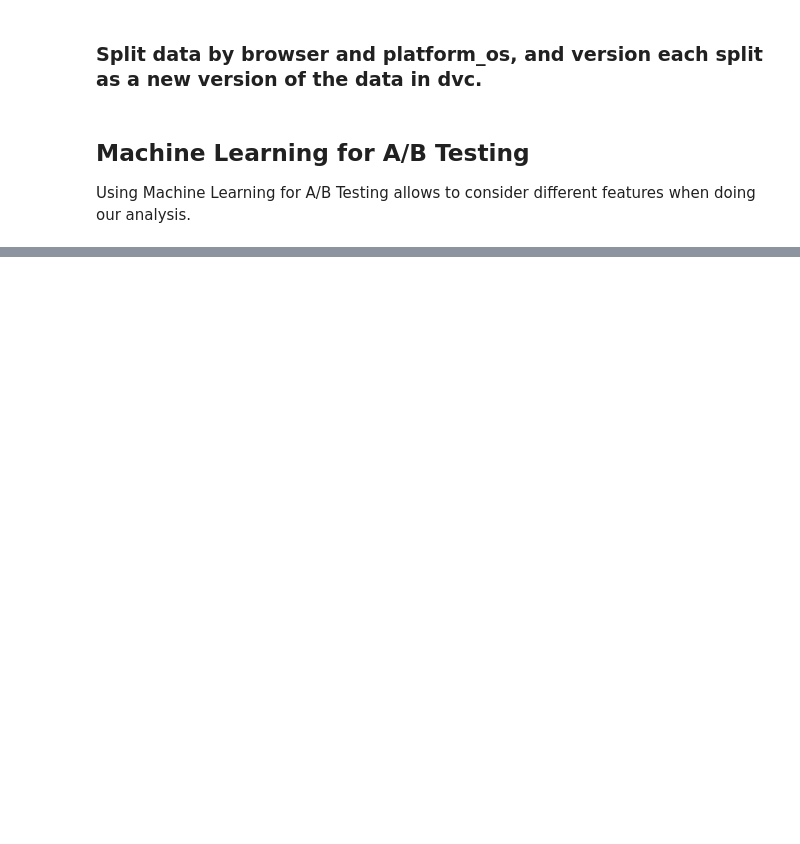
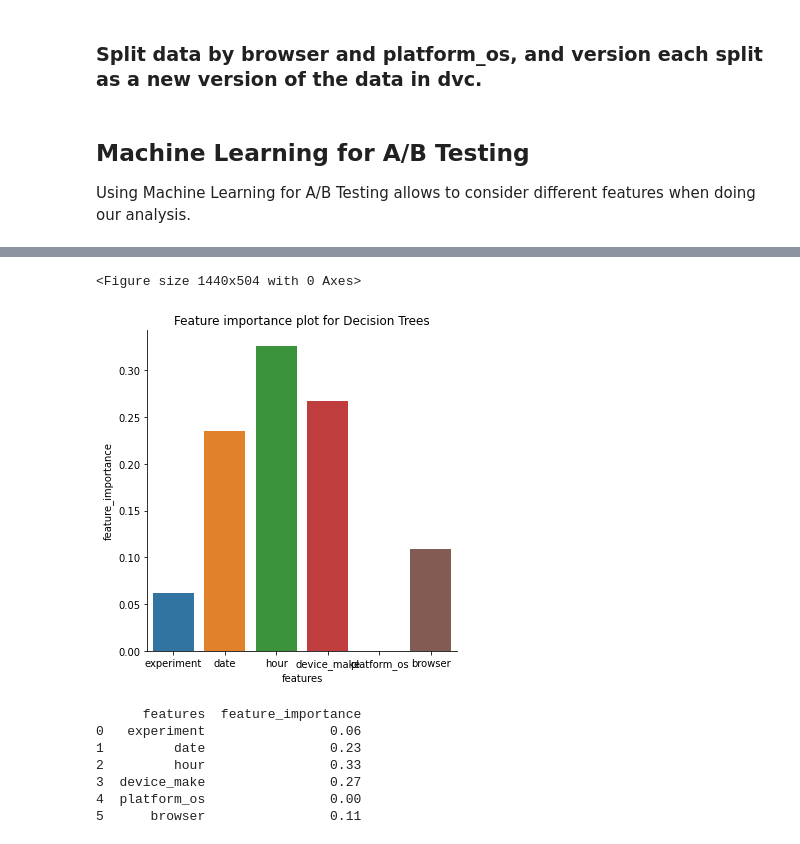
Before and after one commit to DiboraHaile/Testing-A-B, a Jupyter notebook: notebooks/ml_A-B_testing.ipynb, the cells around one changed output, grey strips where cells are left out. Drawn from its saved outputs; the diff is of its cells as text; code cells hidden in the pictures; blank space fills up the shorter version.

```diff
--- a/notebooks/ml_A-B_testing.ipynb
+++ b/notebooks/ml_A-B_testing.ipynb
@@ -32,0 +242,16 @@ Which data features are relevant to predicting the target variable?
+# %%
+clf_descions.fit(X_train,y_train)
+# get importance
+importance = clf_descions.feature_importances_
+# plot feature importance
+plot_feature_importance(features,importance,model="Decision Trees")
+# %% [output]
+<Figure size 1440x504 with 0 Axes>
+[figure, added]
+      features  feature_importance
+0   experiment                0.06
+1         date                0.23
+2         hour                0.33
+3  device_make                0.27
+4  platform_os                0.00
+5      browser                0.11
```
Also changed, not shown: parts of 22 cells of this notebook.
